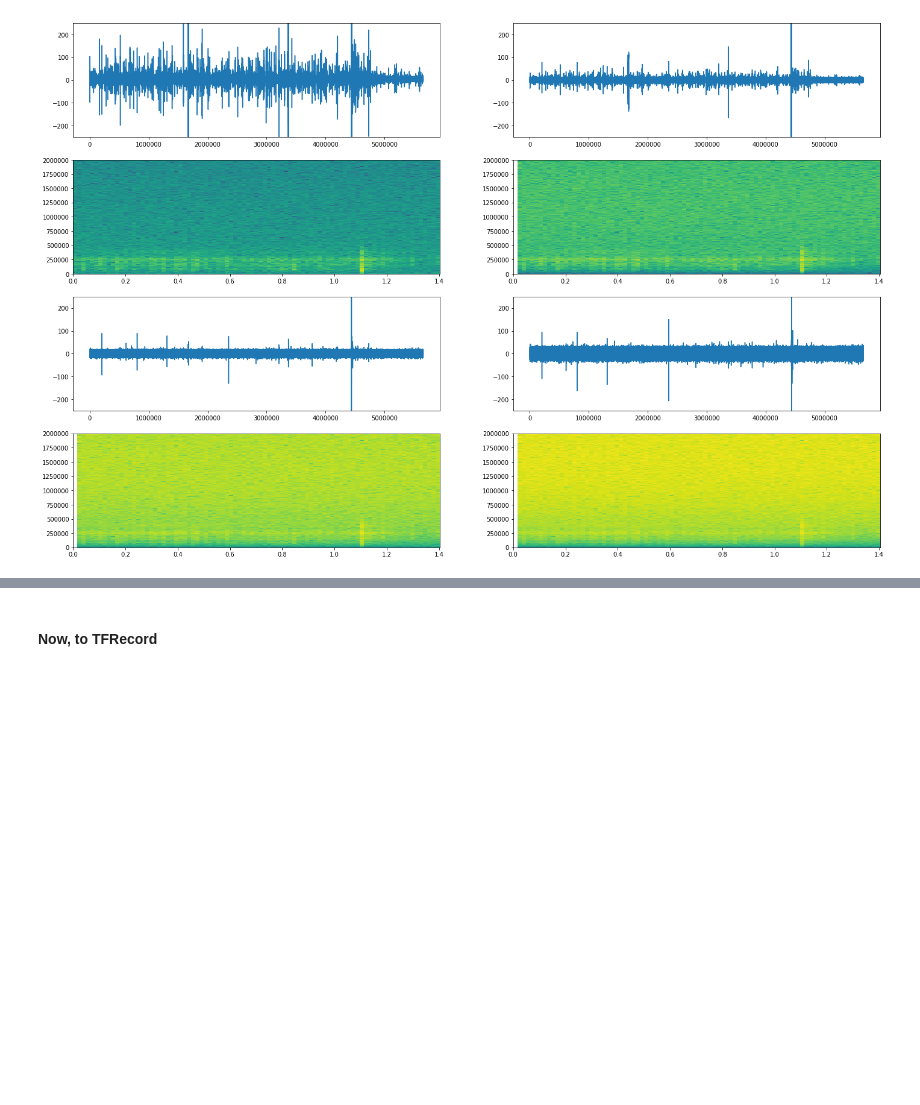
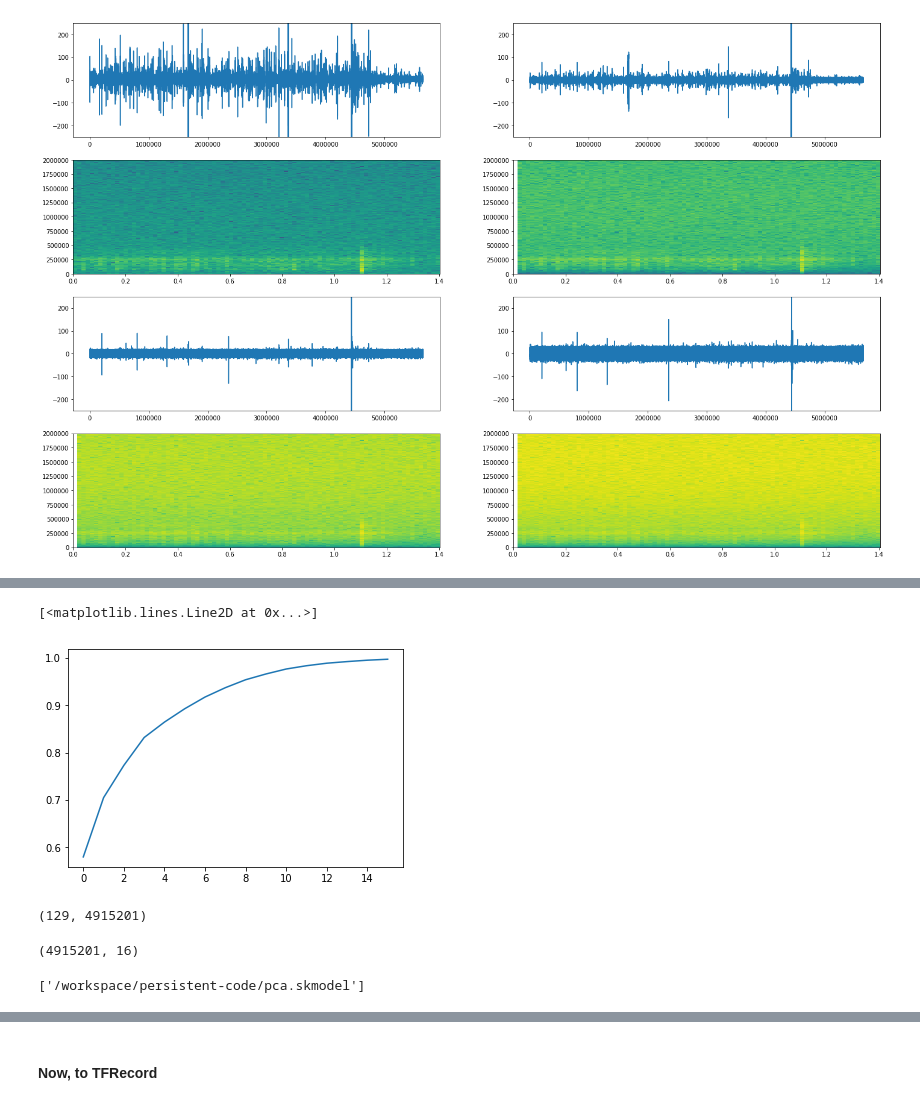
Before and after one commit to mattproetsch/lanl-earthquake, a Jupyter notebook: earthquake-preprocessing.ipynb, the cells around one changed output, grey strips where cells are left out. Drawn from its saved outputs; the diff is of its cells as text; code cells hidden in the pictures; blank space fills up the shorter version.

```diff
--- a/earthquake-preprocessing.ipynb
+++ b/earthquake-preprocessing.ipynb
@@ -217,0 +295,14 @@ _=ax[3][1].specgram(dff.values, NFFT=2**16, Fs=4000000, pad_to=2**16, noverlap=2
+# %%
+pca = PCA(n_components=16, copy=False, whiten=True)
+# %%
+try:
+    del qfft
+except:
+    pass
+qfft = fft(17)
+pca.fit(np.transpose(qfft))
+# %%
+plt.plot(range(pca.n_components), np.cumsum(pca.explained_variance_ratio_))
+# %% [output]
+[<matplotlib.lines.Line2D at 0x...>]
+[figure, added]
@@ -217,0 +315,8 @@ _=ax[3][1].specgram(dff.values, NFFT=2**16, Fs=4000000, pad_to=2**16, noverlap=2
+# %%
+qfft.shape
+# %% [output]
+(129, 4915201)
+# %%
+pca.transform(np.transpose(qfft)).shape
+# %% [output]
+(4915201, 16)
@@ -217,0 +325,4 @@ _=ax[3][1].specgram(dff.values, NFFT=2**16, Fs=4000000, pad_to=2**16, noverlap=2
+# %%
+joblib.dump(pca, '/workspace/persistent-code/pca.skmodel')
+# %% [output]
+['/workspace/persistent-code/pca.skmodel']
```
Also changed, not shown: parts of 20 cells of this notebook, 4 other files.
